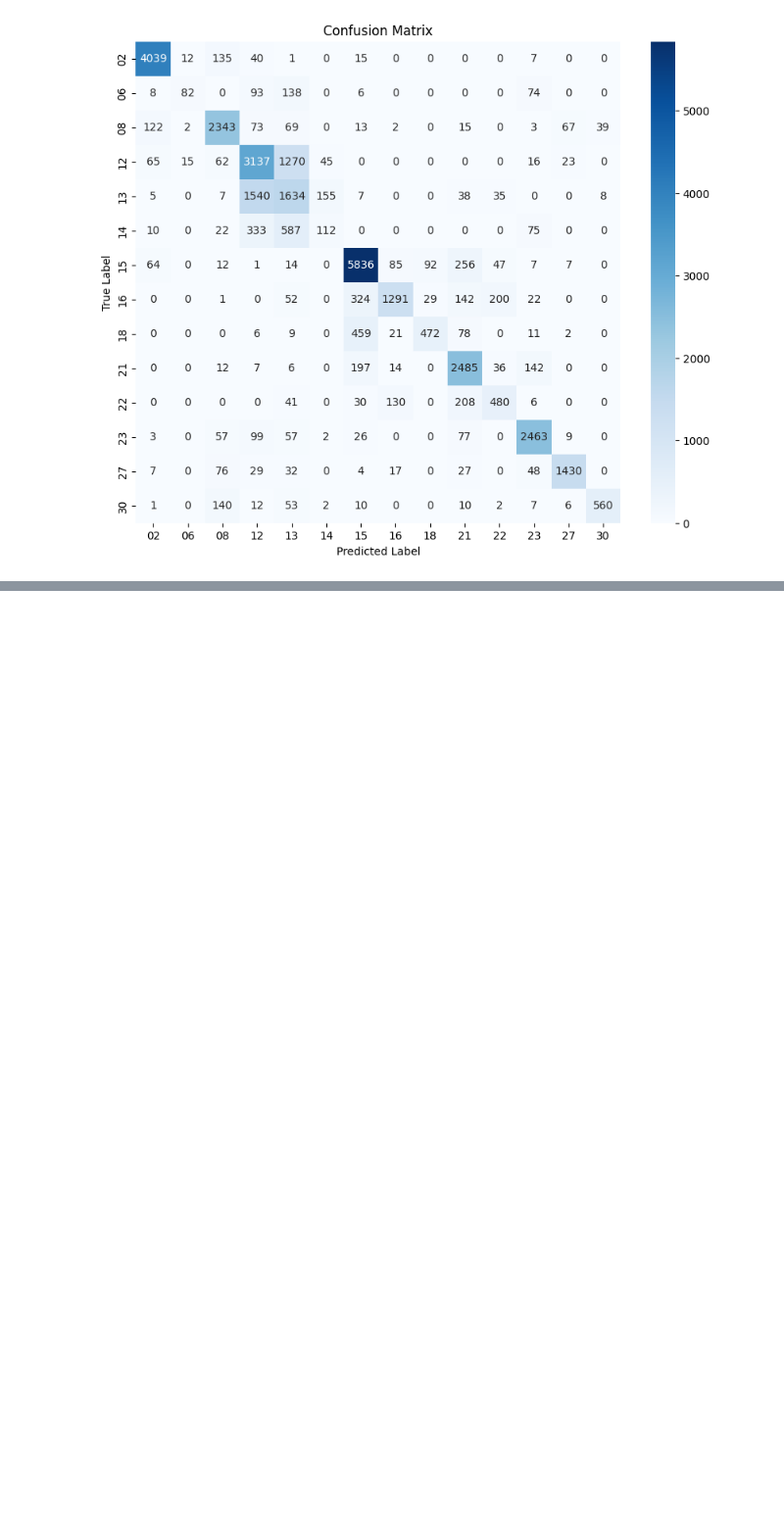
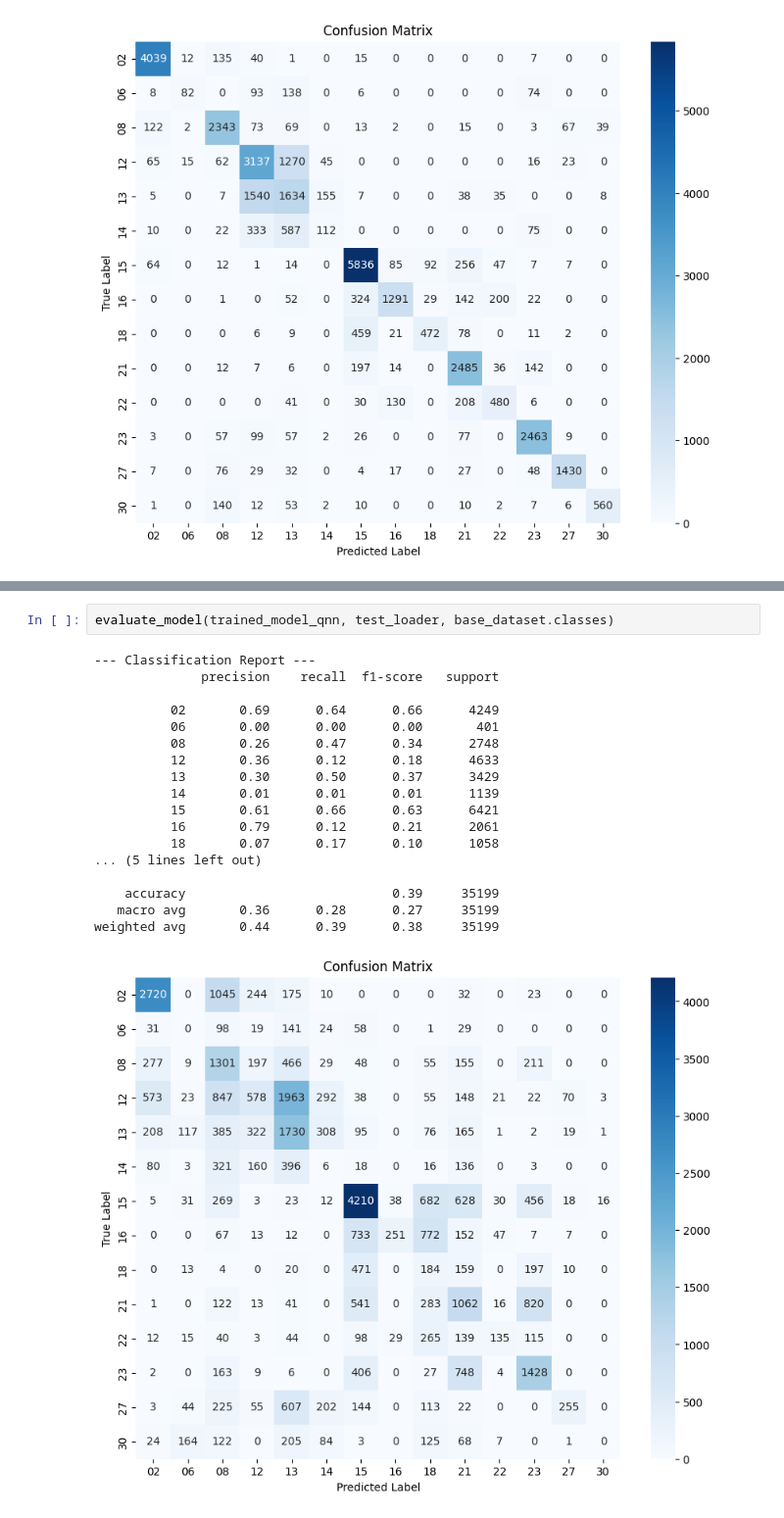
Before and after one commit to MihaiUM2001/CardioQML, a Jupyter notebook: ViewClassification.ipynb, the cells around one changed output, grey strips where cells are left out. Shown at 98% size. Drawn from its saved outputs; the diff is of its cells as text; blank space fills up the shorter version.

```diff
--- a/ViewClassification.ipynb
+++ b/ViewClassification.ipynb
@@ -1142,0 +1239,21 @@ weighted avg       0.75      0.75      0.74     35199
+# %%
+evaluate_model(trained_model_qnn, test_loader, base_dataset.classes)
+# %% [output]
+--- Classification Report ---
+              precision    recall  f1-score   support
+
+          02       0.69      0.64      0.66      4249
+          06       0.00      0.00      0.00       401
+          08       0.26      0.47      0.34      2748
+          12       0.36      0.12      0.18      4633
+          13       0.30      0.50      0.37      3429
+          14       0.01      0.01      0.01      1139
+          15       0.61      0.66      0.63      6421
+          16       0.79      0.12      0.21      2061
+          18       0.07      0.17      0.10      1058
+... (5 lines left out)
+
+    accuracy                           0.39     35199
+   macro avg       0.36      0.28      0.27     35199
+weighted avg       0.44      0.39      0.38     35199
+[figure, added]
```
Also changed, not shown: parts of 30 cells of this notebook.
